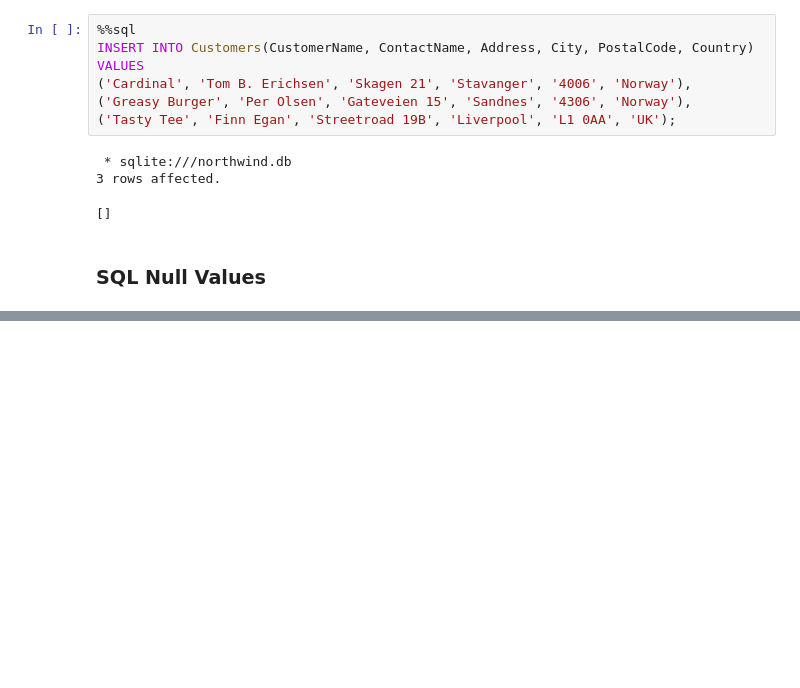
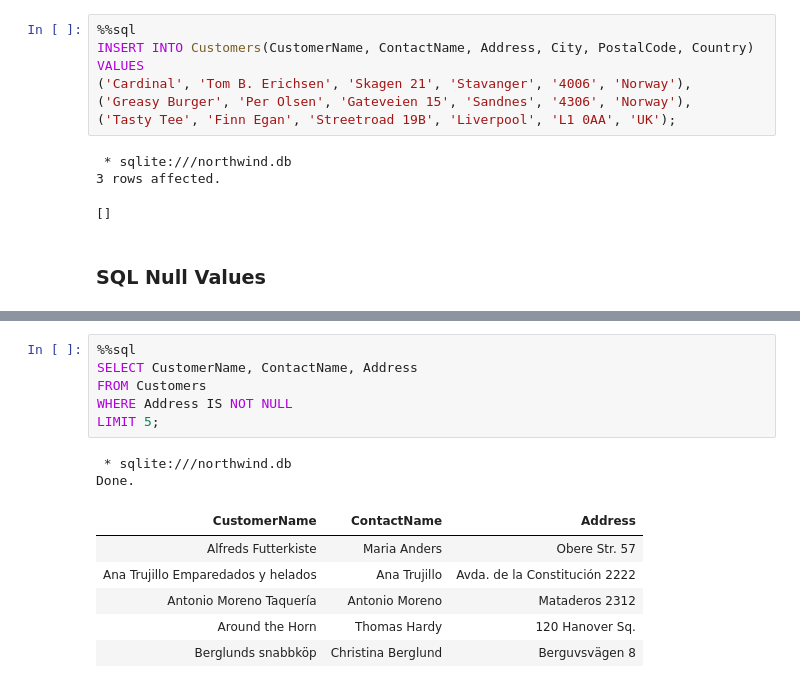
Before and after one commit to MAK8405/SQLHub, a Jupyter notebook: SQL.ipynb, the cells around one changed output, grey strips where cells are left out. Drawn from its saved outputs; the diff is of its cells as text; blank space fills up the shorter version.

```diff
--- a/SQL.ipynb
+++ b/SQL.ipynb
@@ -477,0 +497,15 @@ VALUES
+# %%
+%%sql
+SELECT CustomerName, ContactName, Address
+FROM Customers
+WHERE Address IS NOT NULL
+LIMIT 5;
+# %% [output]
+ * sqlite:///northwind.db
+Done.
+| CustomerName | ContactName | Address |
+| Alfreds Futterkiste | Maria Anders | Obere Str. 57 |
+| Ana Trujillo Emparedados y helados | Ana Trujillo | Avda. de la Constitución 2222 |
+| Antonio Moreno Taquería | Antonio Moreno | Mataderos 2312 |
+| Around the Horn | Thomas Hardy | 120 Hanover Sq. |
+| Berglunds snabbköp | Christina Berglund | Berguvsvägen 8 |
```
Also changed, not shown: parts of 4 cells of this notebook.
